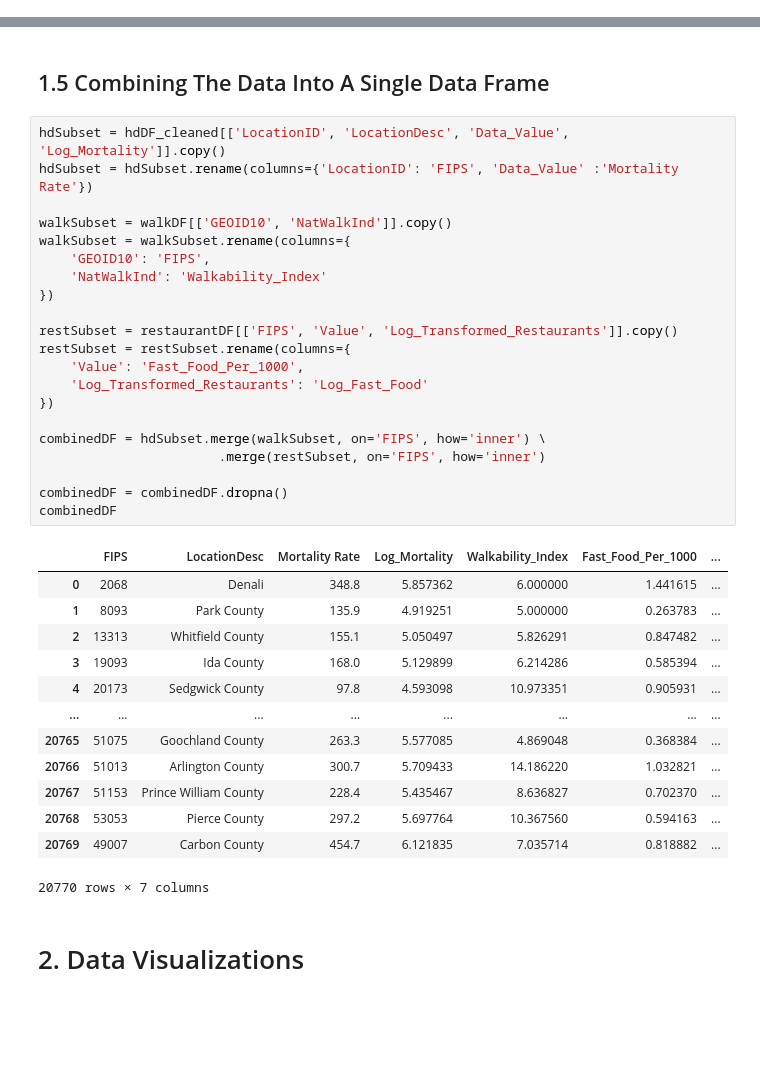
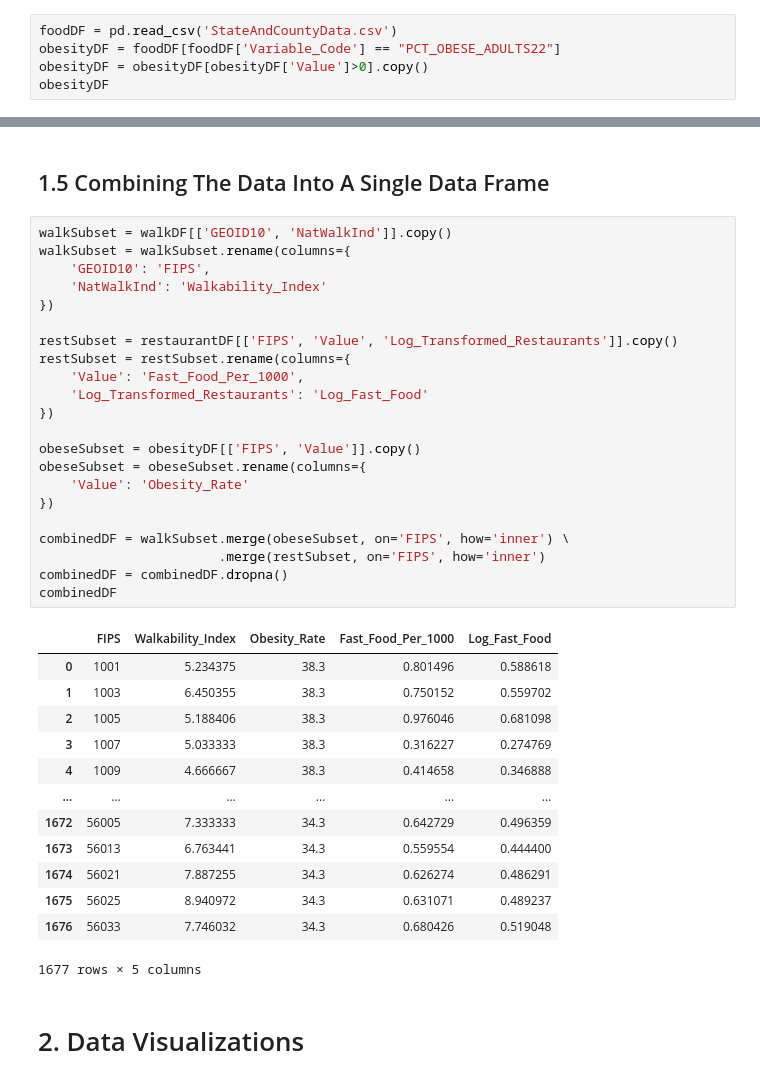
Before and after one commit to gencere757/ARDA-GENCER-DSA210-TERM-PROJECT, a Jupyter notebook: DSA210_Code.ipynb, the cells around one changed output, grey strips where cells are left out. Drawn from its saved outputs; the diff is of its cells as text; blank space fills up the shorter version.

```diff
--- a/DSA210_Code.ipynb
+++ b/DSA210_Code.ipynb
@@ -32,0 +12,5 @@ hdDF_cleaned
+# %%
+foodDF = pd.read_csv('StateAndCountyData.csv')
+obesityDF = foodDF[foodDF['Variable_Code'] == "PCT_OBESE_ADULTS22"]
+obesityDF = obesityDF[obesityDF['Value']>0].copy()
+obesityDF
@@ -76,40 +73,41 @@ restaurantDF
 # %% [markdown]
 ## 1.5 Combining  The Data Into A Single Data Frame
 # %%
-hdSubset = hdDF_cleaned[['LocationID', 'LocationDesc', 'Data_Value', 'Log_Mortality']].copy()
-hdSubset = hdSubset.rename(columns={'LocationID': 'FIPS', 'Data_Value' :'Mortality Rate'})
-
 walkSubset = walkDF[['GEOID10', 'NatWalkInd']].copy()
 walkSubset = walkSubset.rename(columns={
     'GEOID10': 'FIPS',
     'NatWalkInd': 'Walkability_Index'
 })
 
 restSubset = restaurantDF[['FIPS', 'Value', 'Log_Transformed_Restaurants']].copy()
 restSubset = restSubset.rename(columns={
     'Value': 'Fast_Food_Per_1000',
     'Log_Transformed_Restaurants': 'Log_Fast_Food'
 })
 
-combinedDF = hdSubset.merge(walkSubset, on='FIPS', how='inner') \
+obeseSubset = obesityDF[['FIPS', 'Value']].copy()
+obeseSubset = obeseSubset.rename(columns={
+    'Value': 'Obesity_Rate'
+})
+
+combinedDF = walkSubset.merge(obeseSubset, on='FIPS', how='inner') \
                        .merge(restSubset, on='FIPS', how='inner')
-
 combinedDF = combinedDF.dropna()
 combinedDF
 # %% [output]
-|  | FIPS | LocationDesc | Mortality Rate | Log_Mortality | Walkability_Index | Fast_Food_Per_1000 | ... |
-| 0 | 2068 | Denali | 348.8 | 5.857362 | 6.000000 | 1.441615 | ... |
-| 1 | 8093 | Park County | 135.9 | 4.919251 | 5.000000 | 0.263783 | ... |
-| 2 | 13313 | Whitfield County | 155.1 | 5.050497 | 5.826291 | 0.847482 | ... |
-| 3 | 19093 | Ida County | 168.0 | 5.129899 | 6.214286 | 0.585394 | ... |
-| 4 | 20173 | Sedgwick County | 97.8 | 4.593098 | 10.973351 | 0.905931 | ... |
-| ... | ... | ... | ... | ... | ... | ... | ... |
-| 20765 | 51075 | Goochland County | 263.3 | 5.577085 | 4.869048 | 0.368384 | ... |
-| 20766 | 51013 | Arlington County | 300.7 | 5.709433 | 14.186220 | 1.032821 | ... |
-| 20767 | 51153 | Prince William County | 228.4 | 5.435467 | 8.636827 | 0.702370 | ... |
-| 20768 | 53053 | Pierce County | 297.2 | 5.697764 | 10.367560 | 0.594163 | ... |
-| 20769 | 49007 | Carbon County | 454.7 | 6.121835 | 7.035714 | 0.818882 | ... |
+|  | FIPS | Walkability_Index | Obesity_Rate | Fast_Food_Per_1000 | Log_Fast_Food |
+| 0 | 1001 | 5.234375 | 38.3 | 0.801496 | 0.588618 |
+| 1 | 1003 | 6.450355 | 38.3 | 0.750152 | 0.559702 |
+| 2 | 1005 | 5.188406 | 38.3 | 0.976046 | 0.681098 |
+| 3 | 1007 | 5.033333 | 38.3 | 0.316227 | 0.274769 |
+| 4 | 1009 | 4.666667 | 38.3 | 0.414658 | 0.346888 |
+| ... | ... | ... | ... | ... | ... |
+| 1672 | 56005 | 7.333333 | 34.3 | 0.642729 | 0.496359 |
+| 1673 | 56013 | 6.763441 | 34.3 | 0.559554 | 0.444400 |
+| 1674 | 56021 | 7.887255 | 34.3 | 0.626274 | 0.486291 |
+| 1675 | 56025 | 8.940972 | 34.3 | 0.631071 | 0.489237 |
+| 1676 | 56033 | 7.746032 | 34.3 | 0.680426 | 0.519048 |
-20770 rows × 7 columns
+1677 rows × 5 columns
 # %% [markdown]
 # 2. Data Visualizations
 # %% [markdown]
```
Also changed, not shown: parts of 21 cells of this notebook.
